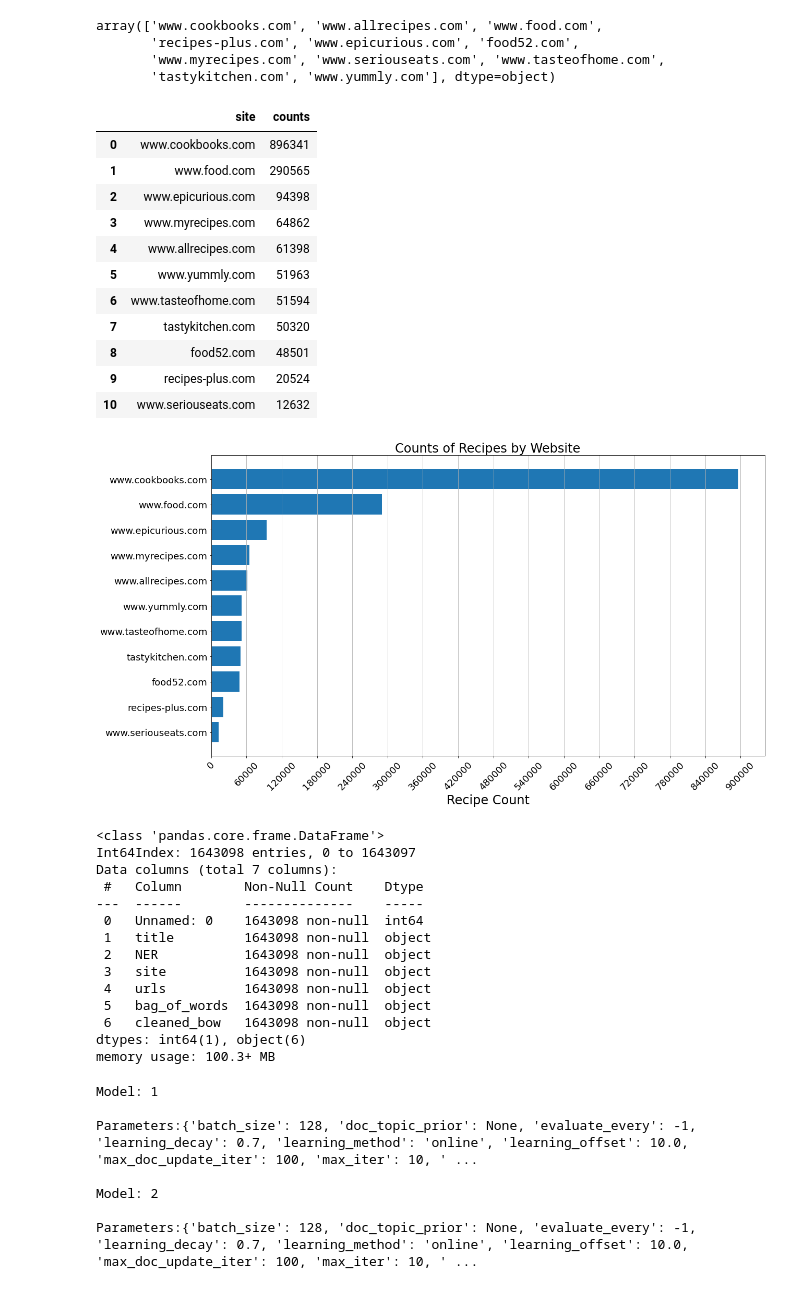
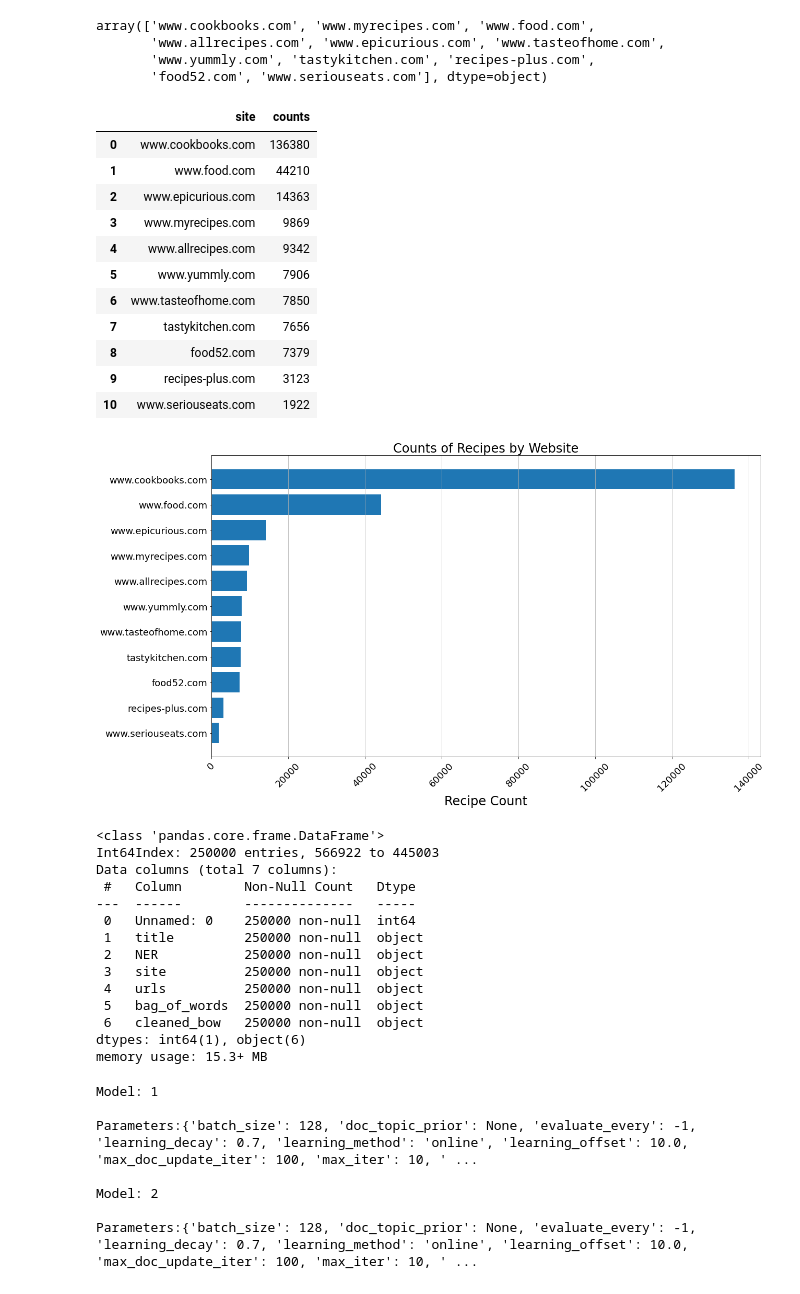
Before and after one commit to coxem14/Recipe-Recommender, a Jupyter notebook: model_comparisons.ipynb, the cells around one changed output. Saved outputs shown, nothing was run; the diff lists cells and outputs as text; code cells hidden in the pictures.

```diff
--- a/model_comparisons.ipynb
+++ b/model_comparisons.ipynb
@@ -8,7 +8,7 @@ from sklearn.feature_extraction.text import CountVectorizer
 from sklearn.model_selection import train_test_split
 import matplotlib.pyplot as plt
 # %%
-with open('./dataframes/full_data_clean_df_pickle4.pkl', 'rb') as f:
+with open('./flask_app/250k_new_df_pickle_4.pkl', 'rb') as f:
     df = pickle.load(f)
 # %%
 df.head()
@@ -22,10 +22,10 @@ df.head()
 # %%
 df['site'].unique()
 # %% [output]
-array(['www.cookbooks.com', 'www.allrecipes.com', 'www.food.com',
-       'recipes-plus.com', 'www.epicurious.com', 'food52.com',
-       'www.myrecipes.com', 'www.seriouseats.com', 'www.tasteofhome.com',
-       'tastykitchen.com', 'www.yummly.com'], dtype=object)
+array(['www.cookbooks.com', 'www.myrecipes.com', 'www.food.com',
+       'www.allrecipes.com', 'www.epicurious.com', 'www.tasteofhome.com',
+       'www.yummly.com', 'tastykitchen.com', 'recipes-plus.com',
+       'food52.com', 'www.seriouseats.com'], dtype=object)
 # %%
 def get_counts(df, column):
     column_df = pd.DataFrame(df[column])
@@ -39,17 +39,17 @@ website_counts = get_counts(df, 'site')
 website_counts
 # %% [output]
 |  | site | counts |
-| 0 | www.cookbooks.com | 896341 |
-| 1 | www.food.com | 290565 |
-| 2 | www.epicurious.com | 94398 |
-| 3 | www.myrecipes.com | 64862 |
-| 4 | www.allrecipes.com | 61398 |
-| 5 | www.yummly.com | 51963 |
-| 6 | www.tasteofhome.com | 51594 |
-| 7 | tastykitchen.com | 50320 |
-| 8 | food52.com | 48501 |
-| 9 | recipes-plus.com | 20524 |
-| 10 | www.seriouseats.com | 12632 |
+| 0 | www.cookbooks.com | 136380 |
+| 1 | www.food.com | 44210 |
+| 2 | www.epicurious.com | 14363 |
+| 3 | www.myrecipes.com | 9869 |
+| 4 | www.allrecipes.com | 9342 |
+| 5 | www.yummly.com | 7906 |
+| 6 | www.tasteofhome.com | 7850 |
+| 7 | tastykitchen.com | 7656 |
+| 8 | food52.com | 7379 |
+| 9 | recipes-plus.com | 3123 |
+| 10 | www.seriouseats.com | 1922 |
 # %%
 def counts_horizontal_bar(df, x_column, y_column, x_min, x_max, x_inc, ax):
     x_data = df[x_column]
@@ -68,25 +68,25 @@ def counts_horizontal_bar(df, x_column, y_column, x_min, x_max, x_inc, ax):
 # %%
 fig, ax = plt.subplots(figsize=(18,10))
 ax.set_xlabel('Recipe Count', fontsize = 24)
 ax.set_title('Counts of Recipes by Website', fontsize = 24)
 
-counts_horizontal_bar(website_counts, 'counts', 'site', 0, 900000, 60000, ax)
+counts_horizontal_bar(website_counts, 'counts', 'site', 0, 140000, 20000, ax)
 # %% [output]
-[figure, old version]
+[figure, new version]
 # %%
 df.info()
 # %% [output]
 <class 'pandas.core.frame.DataFrame'>
-Int64Index: 1643098 entries, 0 to 1643097
+Int64Index: 250000 entries, 566922 to 445003
 Data columns (total 7 columns):
- #   Column        Non-Null Count    Dtype
----  ------        --------------    -----
- 0   Unnamed: 0    1643098 non-null  int64
- 1   title         1643098 non-null  object
- 2   NER           1643098 non-null  object
- 3   site          1643098 non-null  object
- 4   urls          1643098 non-null  object
- 5   bag_of_words  1643098 non-null  object
- 6   cleaned_bow   1643098 non-null  object
+ #   Column        Non-Null Count   Dtype
+---  ------        --------------   -----
+ 0   Unnamed: 0    250000 non-null  int64
+ 1   title         250000 non-null  object
+ 2   NER           250000 non-null  object
+ 3   site          250000 non-null  object
+ 4   urls          250000 non-null  object
+ 5   bag_of_words  250000 non-null  object
+ 6   cleaned_bow   250000 non-null  object
 dtypes: int64(1), object(6)
-memory usage: 100.3+ MB
+memory usage: 15.3+ MB
```
Also changed, not shown: parts of 62 cells of this notebook, 1 other file.
